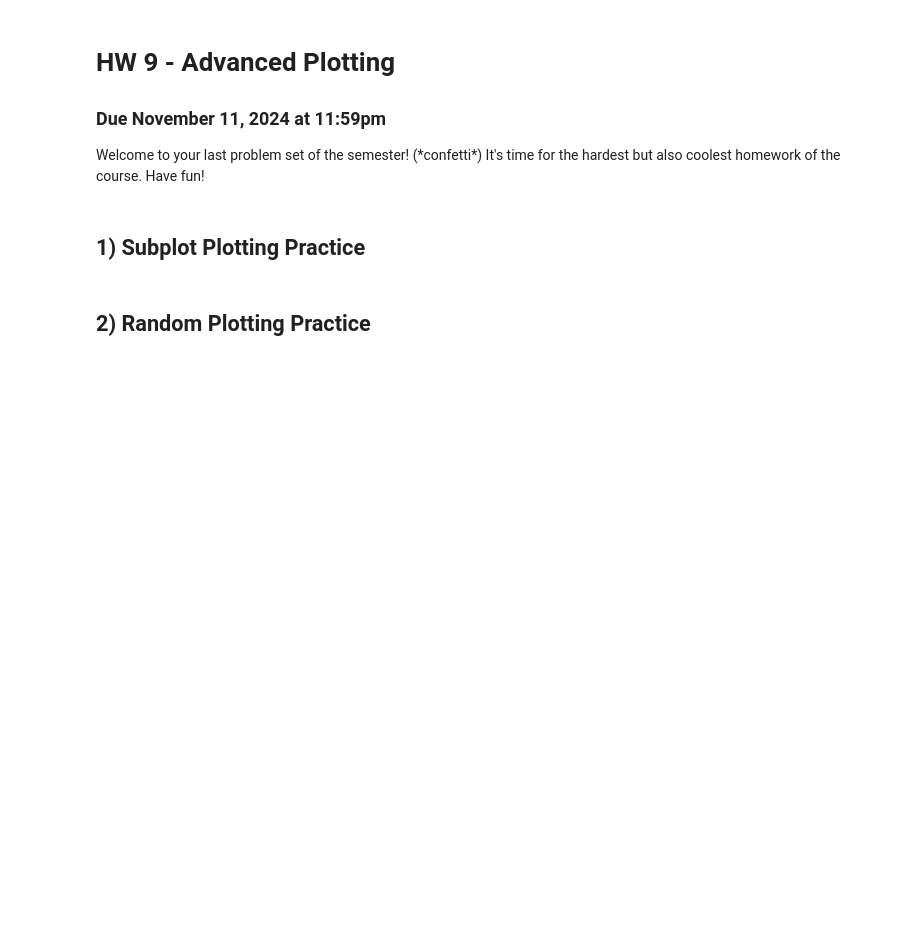
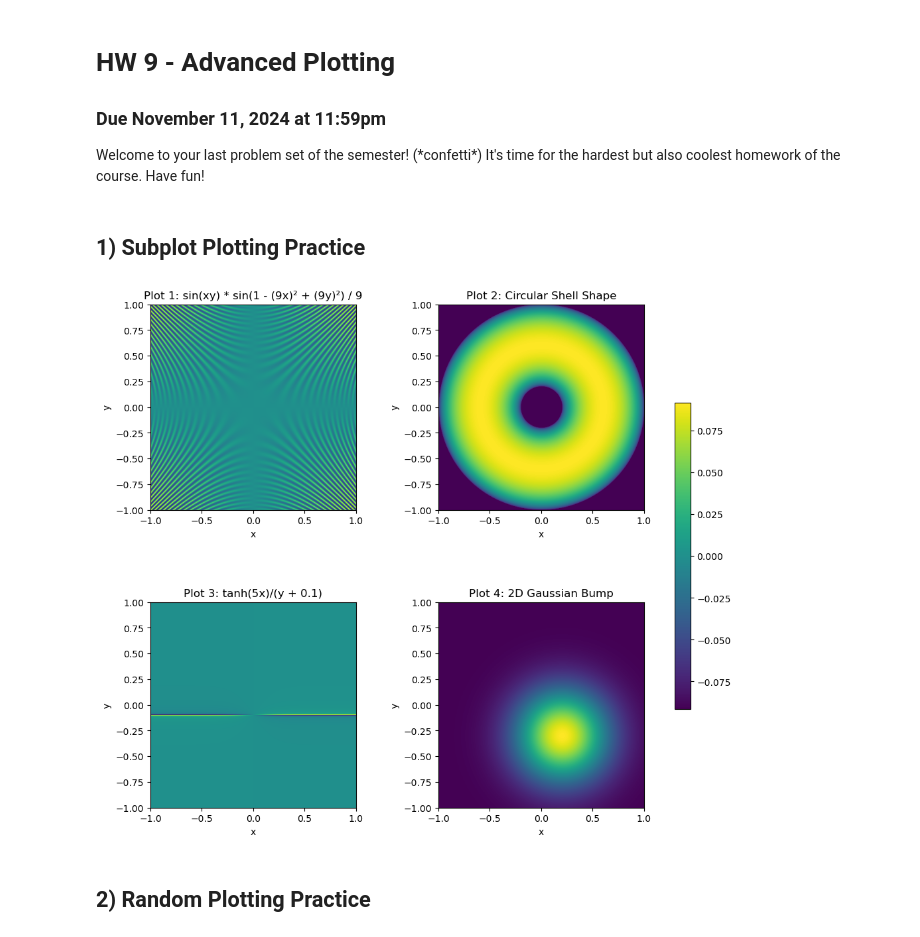
Before and after one commit to kaitlynle9018/kaitlyn_decal, a Jupyter notebook: homework10/homework10.ipynb, the cells around one changed output. Drawn from its saved outputs; the diff is of its cells as text; code cells hidden in the pictures; blank space fills up the shorter version.

```diff
--- a/homework10/homework10.ipynb
+++ b/homework10/homework10.ipynb
@@ -12,24 +12,81 @@ Welcome to your last problem set of the semester! (\*confetti\*) It's time for t
 # %%
 # @markdown Plot these functions on a 2 X 2 grid of subplots (4 plots total). Use fun colormaps!
 
 
 # @markdown Plot 1 (Top Left):
 
 # @markdown $$ f(x,y) = \frac{sin(xy) * sin(1-(9x)^2 + (9y)^2)}{9} $$
 # @markdown Plot 2 (Top Right):
 # @markdown $$ f(x,y) = (0.4^2 -(0.6-(x^2+y^2)^{\!1/2})^2)^{\!1/2} $$
 # @markdown Plot 3 (Bottom Left):
 # @markdown $$ f(x, y) = \frac{\tanh(5x)}{y + 0.1}$$
 # @markdown Plot 4 (Bottom Right)"
 # @markdown $$ f(x, y) = \exp(-5((x - 0.2)^2 + (y + 0.3)^2))$$
 
 # @markdown Each subplot should have it's own title, and x and y labels for each plot. Each of these is an interesting shape or structure. Create a markdown cell below your plotting cell describing what you see in each plot.
 
 # @markdown Challenge: Use the same colormap for the whole figure (all 4 subplots).
 
 # @markdown *Hint: Some of the functions may require a different domain (for the x values) for the function to be defined. Make sure you take this into account.*
 
 # Your code here
+
+fig, axs = plt.subplots(2, 2, figsize=(12, 10))
+plt.subplots_adjust(hspace=0.4, wspace=0.4)
+
+cmap = 'viridis'
+
+# ---------- Plot 1: Top Left ----------
+x1 = np.linspace(-1, 1, 400)
+y1 = np.linspace(-1, 1, 400)
+X1, Y1 = np.meshgrid(x1, y1)
+Z1 = (np.sin(X1 * Y1) * np.sin(1 - (9 * X1)**2 + (9 * Y1)**2)) / 9
+
+im1 = axs[0, 0].imshow(Z1, extent=[-1, 1, -1, 1], cmap=cmap, origin='lower')
+axs[0, 0].set_title("Plot 1: sin(xy) * sin(1 - (9x)² + (9y)²) / 9")
+axs[0, 0].set_xlabel("x")
+axs[0, 0].set_ylabel("y")
+
+# ---------- Plot 2: Top Right ----------
+x2 = np.linspace(-1, 1, 400)
+y2 = np.linspace(-1, 1, 400)
+X2, Y2 = np.meshgrid(x2, y2)
+R = np.sqrt(X2**2 + Y2**2)
+Z2 = np.sqrt(np.maximum(0, 0.4**2 - (0.6 - R)**2))  # ensure real values
+
+im2 = axs[0, 1].imshow(Z2, extent=[-1, 1, -1, 1], cmap=cmap, origin='lower')
+axs[0, 1].set_title("Plot 2: Circular Shell Shape")
+axs[0, 1].set_xlabel("x")
+axs[0, 1].set_ylabel("y")
+
+# ---------- Plot 3: Bottom Left ----------
+x3 = np.linspace(-1, 1, 400)
+y3 = np.linspace(-1, 1, 400)
+X3, Y3 = np.meshgrid(x3, y3)
+Z3 = np.tanh(5 * X3) / (Y3 + 0.1)
+
+im3 = axs[1, 0].imshow(Z3, extent=[-1, 1, -1, 1], cmap=cmap, origin='lower')
+axs[1, 0].set_title("Plot 3: tanh(5x)/(y + 0.1)")
+axs[1, 0].set_xlabel("x")
+axs[1, 0].set_ylabel("y")
+
+# ---------- Plot 4: Bottom Right ----------
+x4 = np.linspace(-1, 1, 400)
+y4 = np.linspace(-1, 1, 400)
+X4, Y4 = np.meshgrid(x4, y4)
+Z4 = np.exp(-5 * ((X4 - 0.2)**2 + (Y4 + 0.3)**2))
+
+im4 = axs[1, 1].imshow(Z4, extent=[-1, 1, -1, 1], cmap=cmap, origin='lower')
+axs[1, 1].set_title("Plot 4: 2D Gaussian Bump")
+axs[1, 1].set_xlabel("x")
+axs[1, 1].set_ylabel("y")
+
+
+fig.colorbar(im1, ax=axs, location='right', shrink=0.6)
+
+plt.show()
+# %% [output]
+[figure, added]
 # %% [markdown]
 ## 2) Random Plotting Practice
 # %%
```
Also changed, not shown: parts of 6 cells of this notebook.
